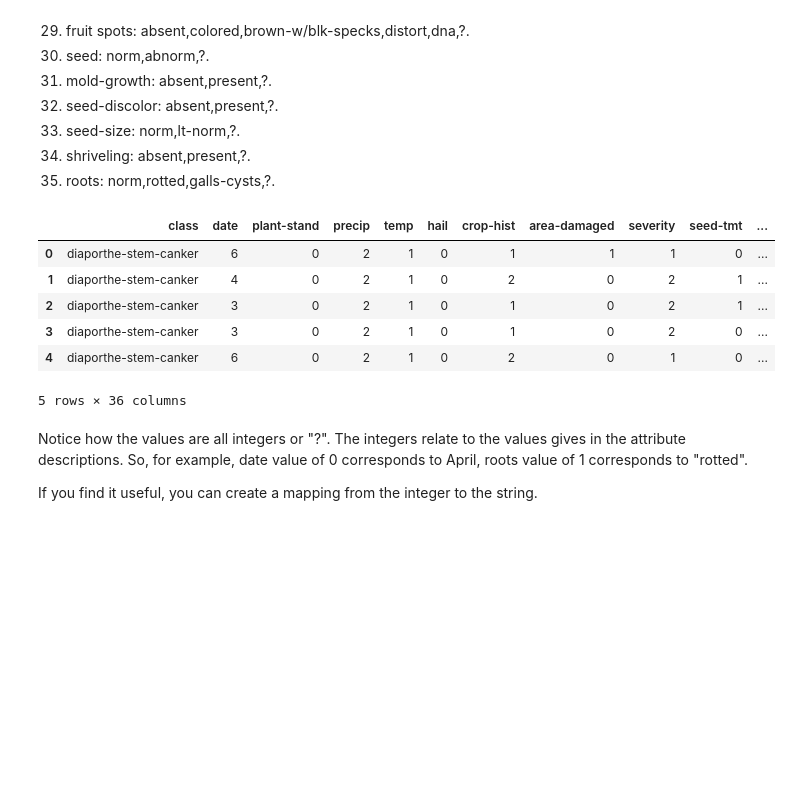
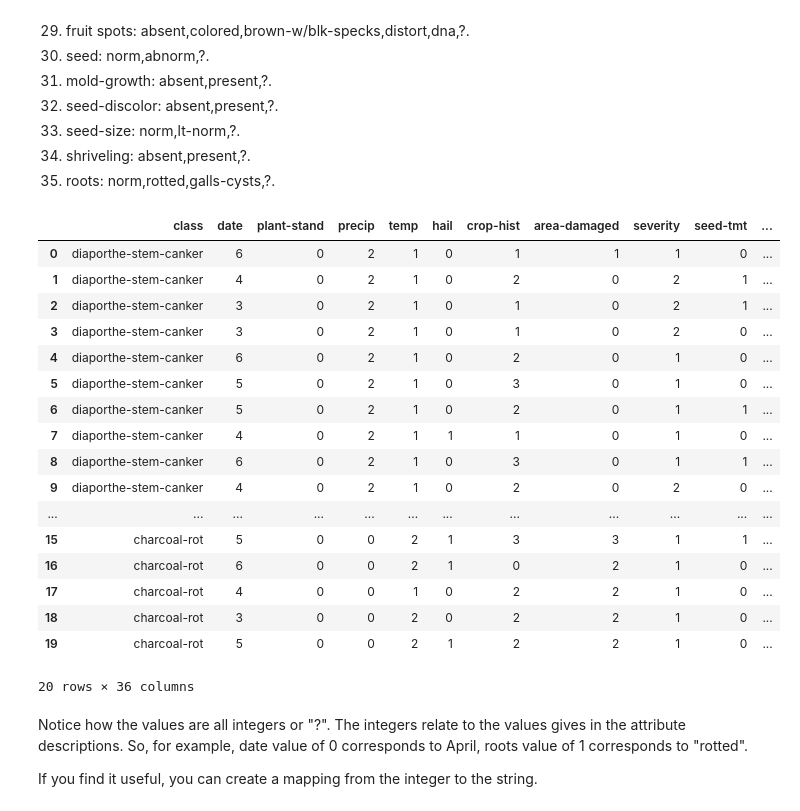
Before and after one commit to Five-Tackle-One/DVE-Assignment-1, a Jupyter notebook: soybeans/Soybeans.ipynb, the cells around one changed output. Cells and saved outputs as stored; diff of their text form; code cells hidden in the pictures; blank space fills up the shorter version.

```diff
--- a/soybeans/Soybeans.ipynb
+++ b/soybeans/Soybeans.ipynb
@@ -71,15 +71,26 @@ columns = ['class', 'date', 'plant-stand', 'precip', 'temp', 'hail', 'crop-hist'
           'shriveling', 'roots']
 df = pd.read_csv('soybean-large.data', names=columns)
 # %%
-df.head()
+df.head(20)
 # %% [output]
 |  | class | date | plant-stand | precip | temp | hail | crop-hist | area-damaged | severity | seed-tmt | ... |
 | 0 | diaporthe-stem-canker | 6 | 0 | 2 | 1 | 0 | 1 | 1 | 1 | 0 | ... |
 | 1 | diaporthe-stem-canker | 4 | 0 | 2 | 1 | 0 | 2 | 0 | 2 | 1 | ... |
 | 2 | diaporthe-stem-canker | 3 | 0 | 2 | 1 | 0 | 1 | 0 | 2 | 1 | ... |
 | 3 | diaporthe-stem-canker | 3 | 0 | 2 | 1 | 0 | 1 | 0 | 2 | 0 | ... |
 | 4 | diaporthe-stem-canker | 6 | 0 | 2 | 1 | 0 | 2 | 0 | 1 | 0 | ... |
+| 5 | diaporthe-stem-canker | 5 | 0 | 2 | 1 | 0 | 3 | 0 | 1 | 0 | ... |
+| 6 | diaporthe-stem-canker | 5 | 0 | 2 | 1 | 0 | 2 | 0 | 1 | 1 | ... |
+| 7 | diaporthe-stem-canker | 4 | 0 | 2 | 1 | 1 | 1 | 0 | 1 | 0 | ... |
+| 8 | diaporthe-stem-canker | 6 | 0 | 2 | 1 | 0 | 3 | 0 | 1 | 1 | ... |
+| 9 | diaporthe-stem-canker | 4 | 0 | 2 | 1 | 0 | 2 | 0 | 2 | 0 | ... |
+| ... | ... | ... | ... | ... | ... | ... | ... | ... | ... | ... | ... |
+| 15 | charcoal-rot | 5 | 0 | 0 | 2 | 1 | 3 | 3 | 1 | 1 | ... |
+| 16 | charcoal-rot | 6 | 0 | 0 | 2 | 1 | 0 | 2 | 1 | 0 | ... |
+| 17 | charcoal-rot | 4 | 0 | 0 | 1 | 0 | 2 | 2 | 1 | 0 | ... |
+| 18 | charcoal-rot | 3 | 0 | 0 | 2 | 0 | 2 | 2 | 1 | 0 | ... |
+| 19 | charcoal-rot | 5 | 0 | 0 | 2 | 1 | 2 | 2 | 1 | 0 | ... |
-5 rows × 36 columns
+20 rows × 36 columns
 # %% [markdown]
 Notice how the values are all integers or "?".  The integers relate to the values gives in the attribute descriptions.
 So, for example, date value of 0 corresponds to April, roots value of 1 corresponds to "rotted".
```
Also changed, not shown: parts of 3 cells of this notebook, 1 other file.
